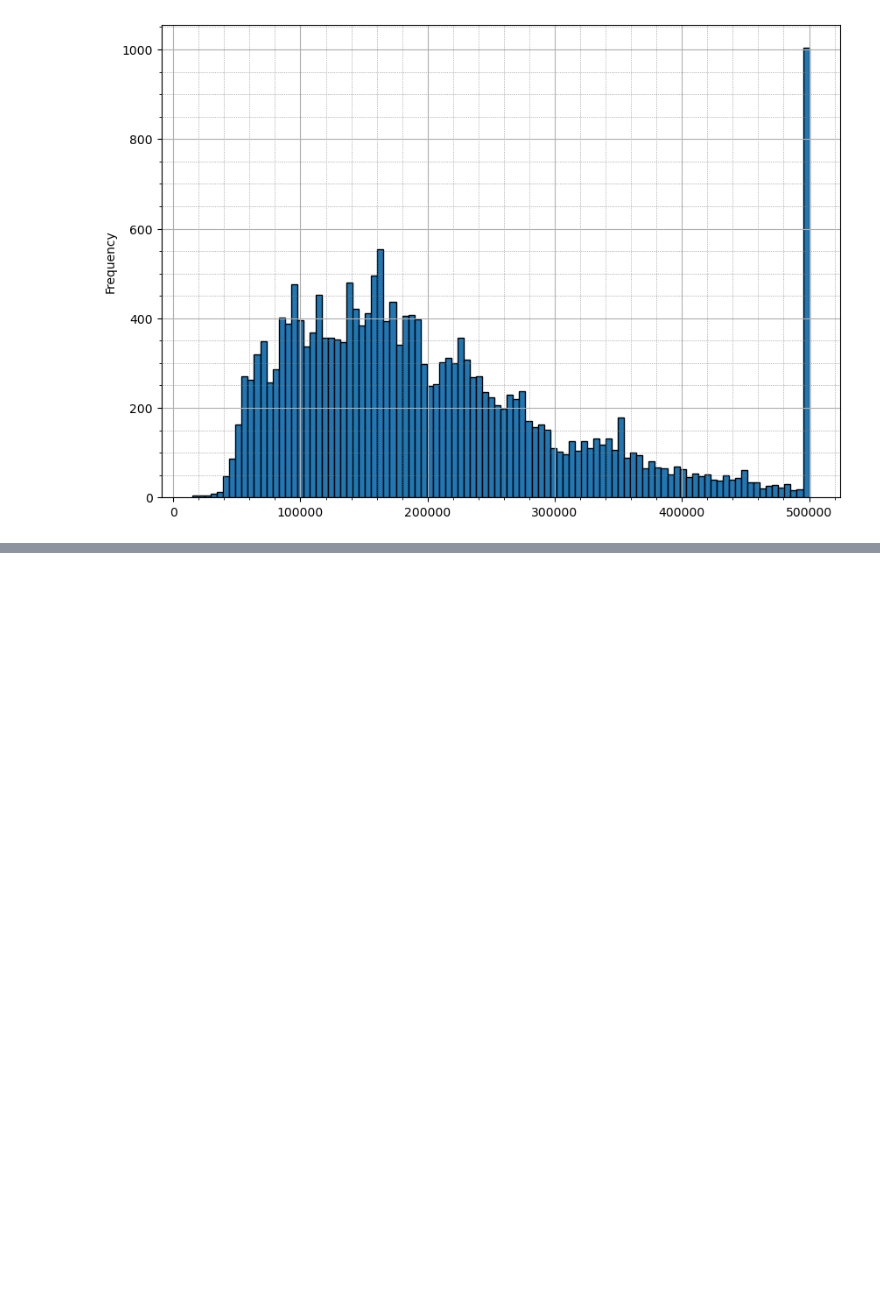
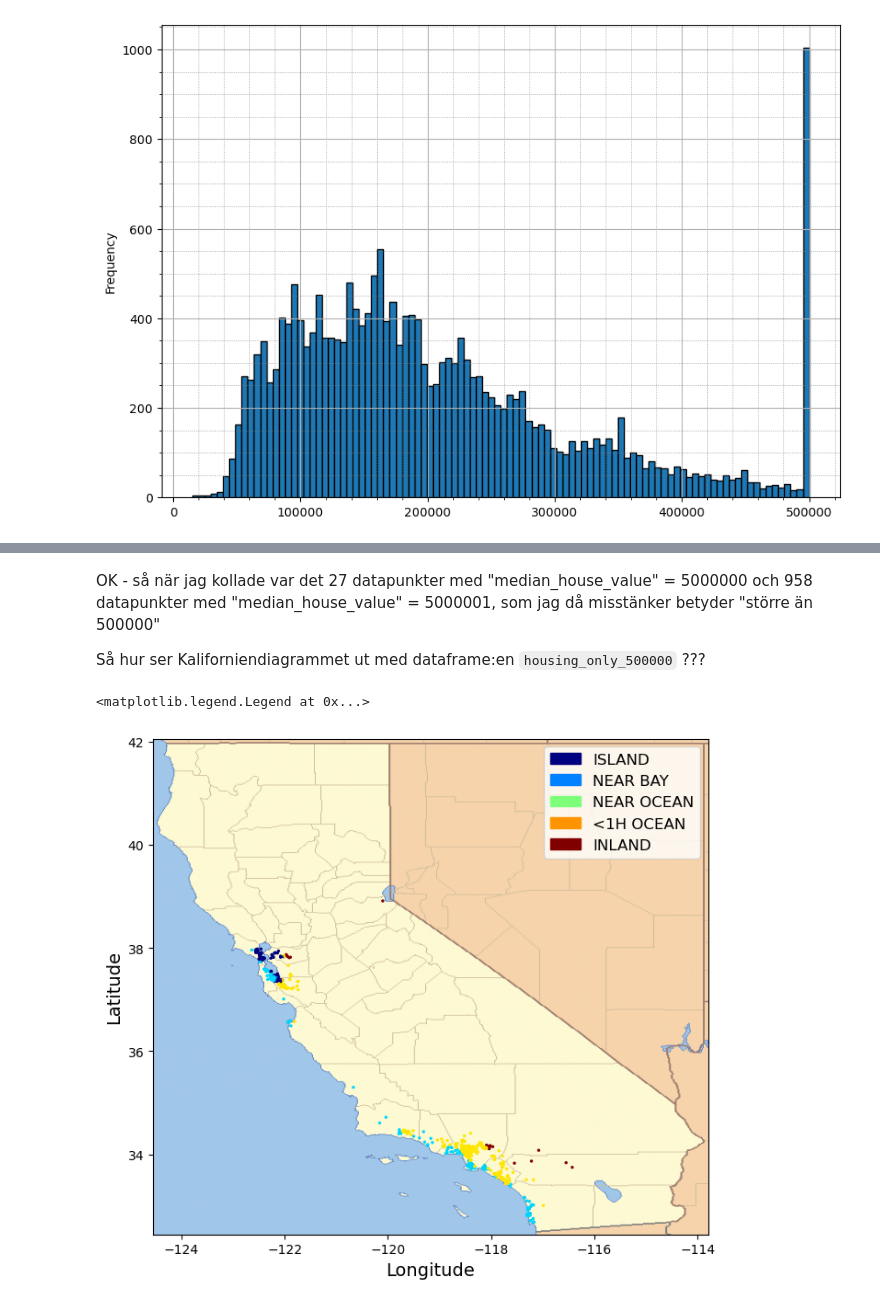
Before and after one commit to arbafax/Kunskapskontroll_3, a Jupyter notebook: kunskapskontroll_3.ipynb, the cells around one changed output, grey strips where cells are left out. Saved outputs shown, nothing was run; the diff lists cells and outputs as text; code cells hidden in the pictures; blank space fills up the shorter version.

```diff
--- a/kunskapskontroll_3.ipynb
+++ b/kunskapskontroll_3.ipynb
@@ -322,0 +325,3 @@ ax.grid(which="minor", color="gray", linestyle=":", linewidth=0.5)
+# %%
+housing_only_500000 = housing[housing["median_house_value"] >= 500001]
+housing_only_500000.head()
@@ -322,0 +356,46 @@ ax.grid(which="minor", color="gray", linestyle=":", linewidth=0.5)
+# %% [markdown]
+OK - så när jag kollade var det 27 datapunkter med "median_house_value" = 5000000 och 958 datapunkter med "median_house_value" = 5000001, som jag då misstänker betyder "större än 500000"
+
+Så hur ser Kaliforniendiagrammet ut med dataframe:en `housing_only_500000` ???
+# %%
+colormap = plt.get_cmap("jet")
+
+placement_mapping = {
+    1: "ISLAND",
+    2: "NEAR BAY",
+    3: "NEAR OCEAN",
+    4: "<1H OCEAN",
+    5: "INLAND"
+}
+
+ax = housing_only_500000.plot(kind="scatter",   # Another dataframe (only 500000+ in data)
+                  x="longitude",
+                  y="latitude",
+                  figsize=(10,7),
+                  s=2,
+                  label="Placement",
+                  c="placement",
+                  cmap=colormap,
+                  colorbar=False,
+                  alpha=1)
+
+
+plt.imshow(california_img,
+           extent=[-124.55, -113.80, 32.45, 42.05],
+           alpha=1.0,
+           cmap=colormap)
+plt.ylabel("Latitude", fontsize=14)
+plt.xlabel("Longitude", fontsize=14)
+
+# Add color mapping explaination to the legend
+handles = []
+for k in range(1, 6):                                      # values 1..5
+    color_percentage = colormap((k - 1)/4)                 # normalize values between 0 and 1
+    patch = mpatches.Patch(color=color_percentage, label=placement_mapping[k])
+    handles.append(patch)
+
+
+plt.legend(handles=handles, fontsize=12)
+# %% [output]
+<matplotlib.legend.Legend at 0x...>
+[figure, added]
```
Also changed, not shown: parts of 5 cells of this notebook.
